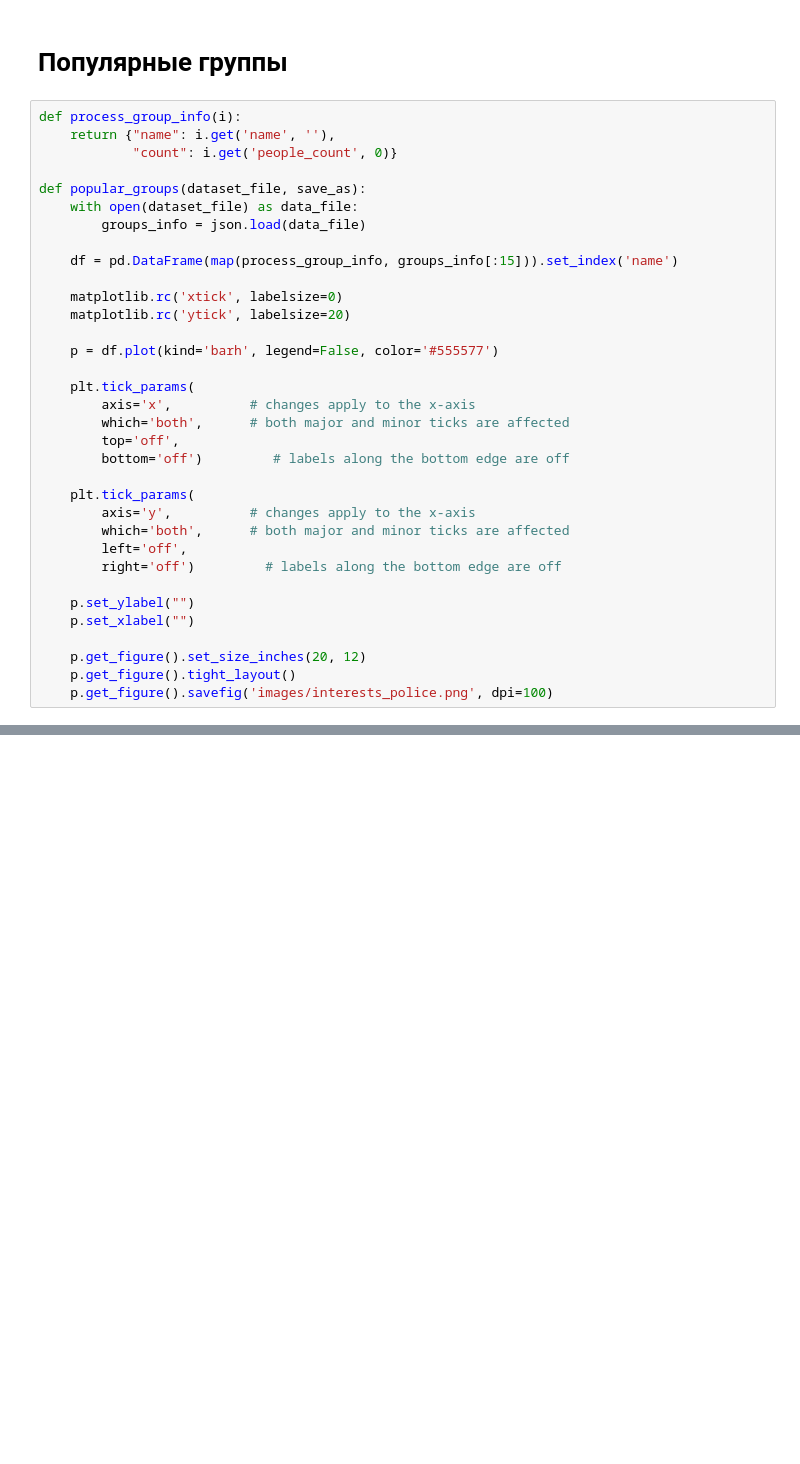
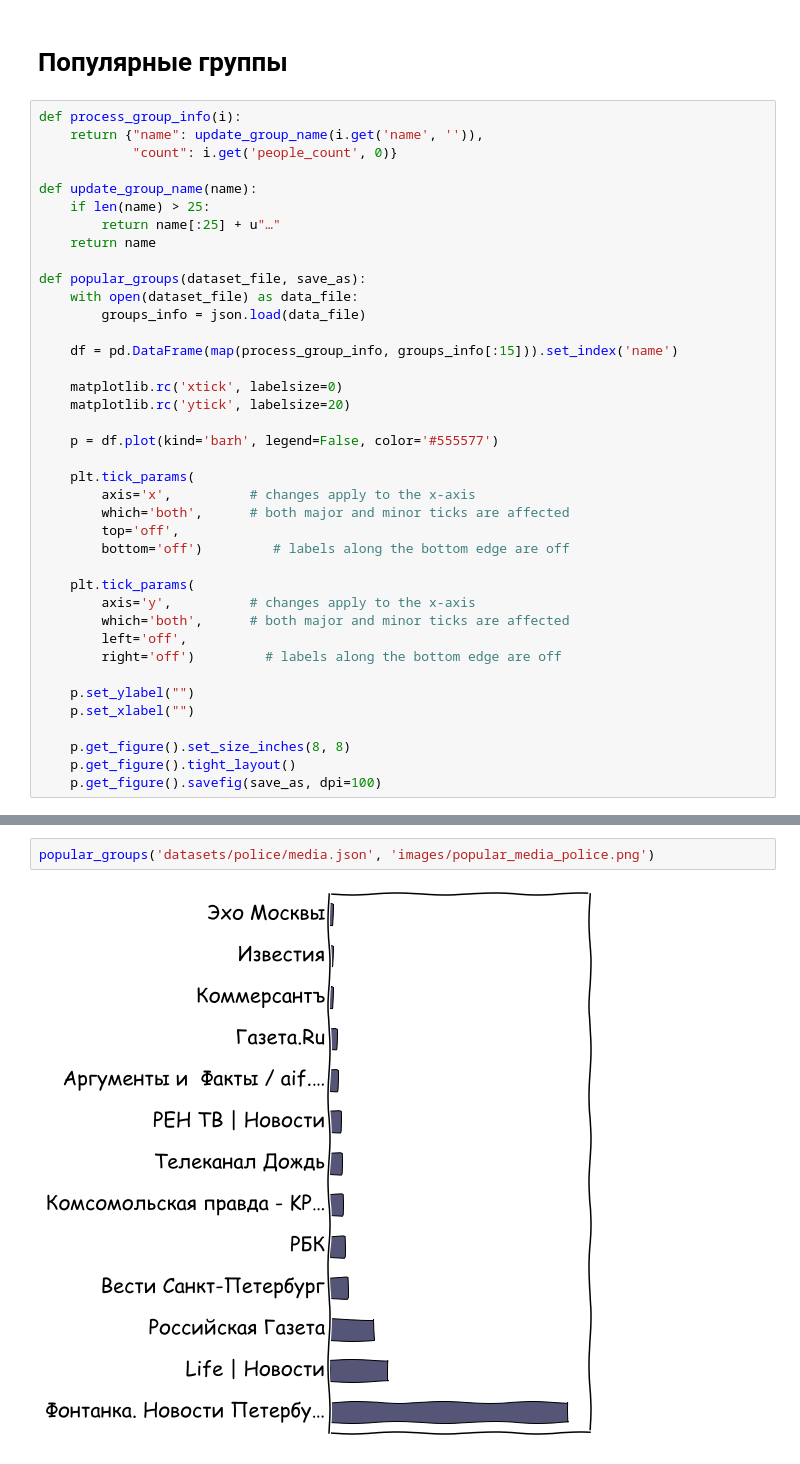
Before and after one commit to alwx/police-analytics, a Jupyter notebook: Groups analysis.ipynb, the cells around one changed output, grey strips where cells are left out. Cells and saved outputs as stored; diff of their text form; blank space fills up the shorter version.

Commit message:
images for media

```diff
--- a/Groups analysis.ipynb
+++ b/Groups analysis.ipynb
@@ -131,8 +131,13 @@ sex_analysis('datasets/police/users.json', 'images/sex_police.png')
 # Популярные группы
 # %%
 def process_group_info(i):
-    return {"name": i.get('name', ''),
+    return {"name": update_group_name(i.get('name', '')),
             "count": i.get('people_count', 0)}
+
+def update_group_name(name):
+    if len(name) > 25:
+        return name[:25] + u"…"
+    return name
 
 def popular_groups(dataset_file, save_as):
     with open(dataset_file) as data_file:
@@ -160,9 +165,9 @@ def popular_groups(dataset_file, save_as):
     p.set_ylabel("")
     p.set_xlabel("")
 
-    p.get_figure().set_size_inches(20, 12)
+    p.get_figure().set_size_inches(8, 8)
     p.get_figure().tight_layout()
-    p.get_figure().savefig('images/interests_police.png', dpi=100)
+    p.get_figure().savefig(save_as, dpi=100)
 # %%
 popular_groups('datasets/police/groups.json', 'images/popular_groups_police.png')
 # %% [output]
@@ -171,0 +263,4 @@ popular_groups('datasets/people/groups.json', 'images/popular_groups_people.png'
+# %%
+popular_groups('datasets/police/media.json', 'images/popular_media_police.png')
+# %% [output]
+[figure, added]
```
Also changed, not shown: parts of 11 cells of this notebook, 12 other files.
